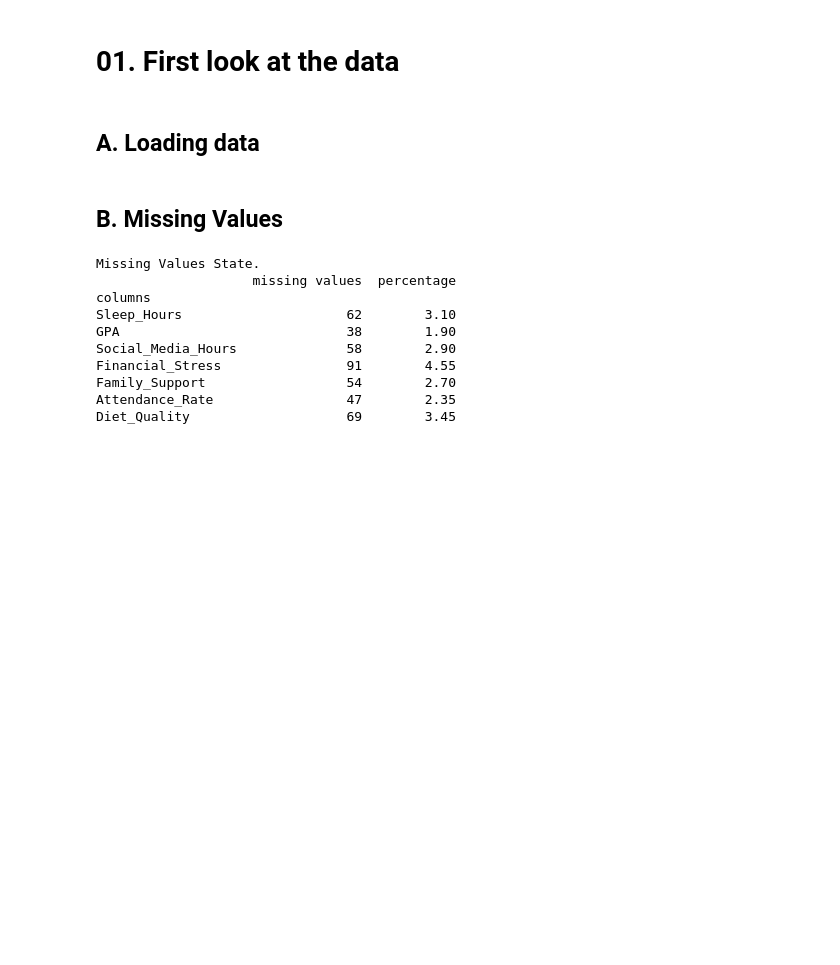
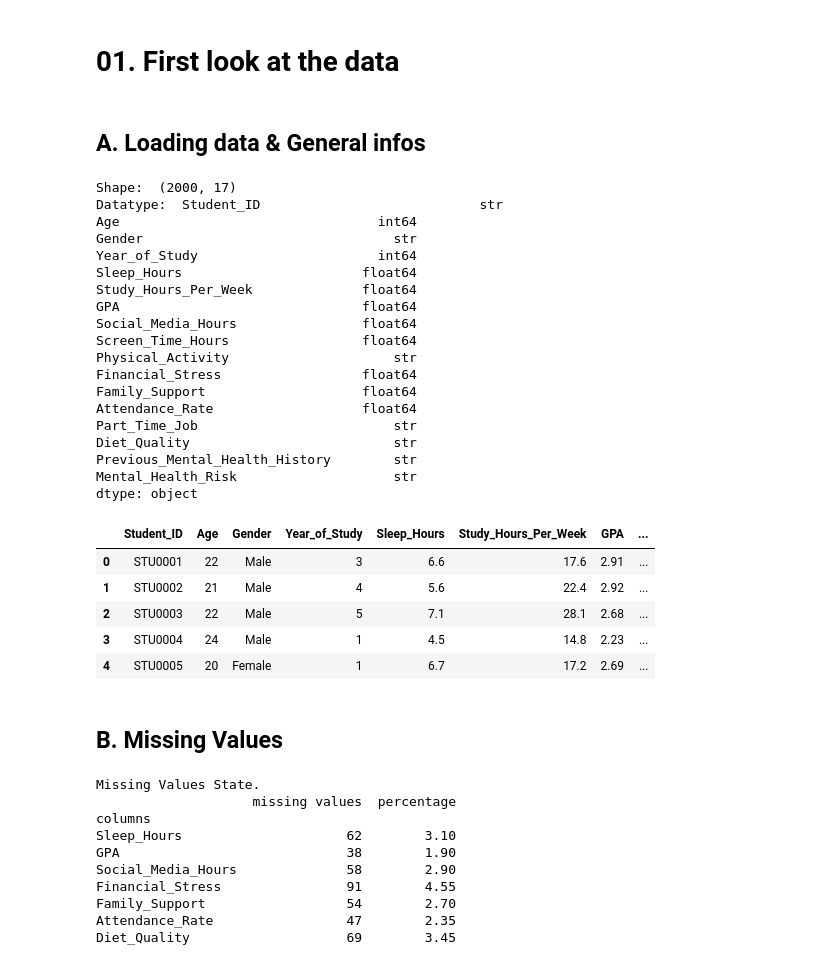
Before and after one commit to 4db444/Mental-health, a Jupyter notebook: notebooks/01_EDA.ipynb, the cells around one changed output. Cells and saved outputs as stored; diff of their text form; code cells hidden in the pictures; blank space fills up the shorter version.

```diff
--- a/notebooks/01_EDA.ipynb
+++ b/notebooks/01_EDA.ipynb
@@ -10,14 +7,44 @@ The autoreload extension is already loaded. To reload it, use:
 # %% [markdown]
 # 01. First look at the data
 # %% [markdown]
-## A. Loading data
+## A. Loading data & General infos
 # %%
 from src.config import RAW_DATA_PATH
 from src import laod_dataset
 
 df = laod_dataset(RAW_DATA_PATH, "student_mental_health.csv")
+
+print("Shape: ", df.shape)
+print("Datatype: ", df.dtypes)
+df.head()
+# %% [output]
+Shape:  (2000, 17)
+Datatype:  Student_ID                            str
+Age                                 int64
+Gender                                str
+Year_of_Study                       int64
+Sleep_Hours                       float64
+Study_Hours_Per_Week              float64
+GPA                               float64
+Social_Media_Hours                float64
+Screen_Time_Hours                 float64
+Physical_Activity                     str
+Financial_Stress                  float64
+Family_Support                    float64
+Attendance_Rate                   float64
+Part_Time_Job                         str
+Diet_Quality                          str
+Previous_Mental_Health_History        str
+Mental_Health_Risk                    str
+dtype: object
+|  | Student_ID | Age | Gender | Year_of_Study | Sleep_Hours | Study_Hours_Per_Week | GPA | ... |
+| 0 | STU0001 | 22 | Male | 3 | 6.6 | 17.6 | 2.91 | ... |
+| 1 | STU0002 | 21 | Male | 4 | 5.6 | 22.4 | 2.92 | ... |
+| 2 | STU0003 | 22 | Male | 5 | 7.1 | 28.1 | 2.68 | ... |
+| 3 | STU0004 | 24 | Male | 1 | 4.5 | 14.8 | 2.23 | ... |
+| 4 | STU0005 | 20 | Female | 1 | 6.7 | 17.2 | 2.69 | ... |
-# %% [markdown]
-## B. Missing Values
+# %% [markdown]
+## B. Missing Values
 # %%
 from src import missing_values
 
```
Also changed, not shown: parts of 3 cells of this notebook, 4 other files.
